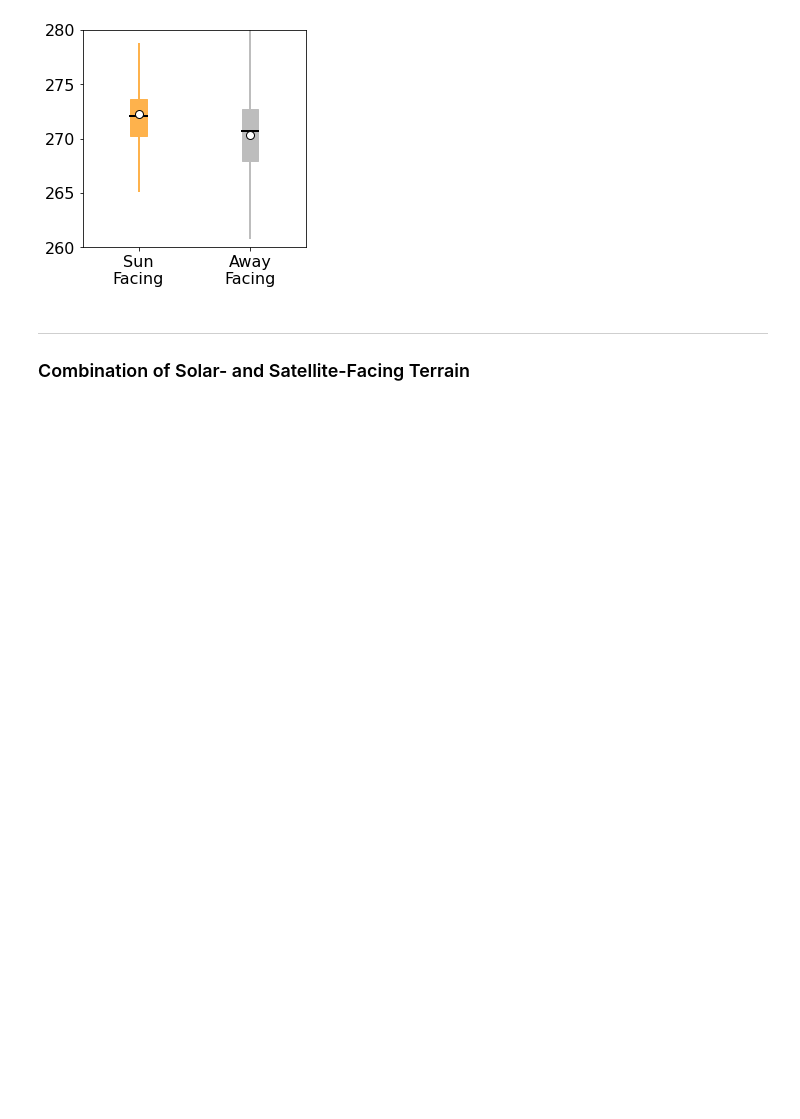
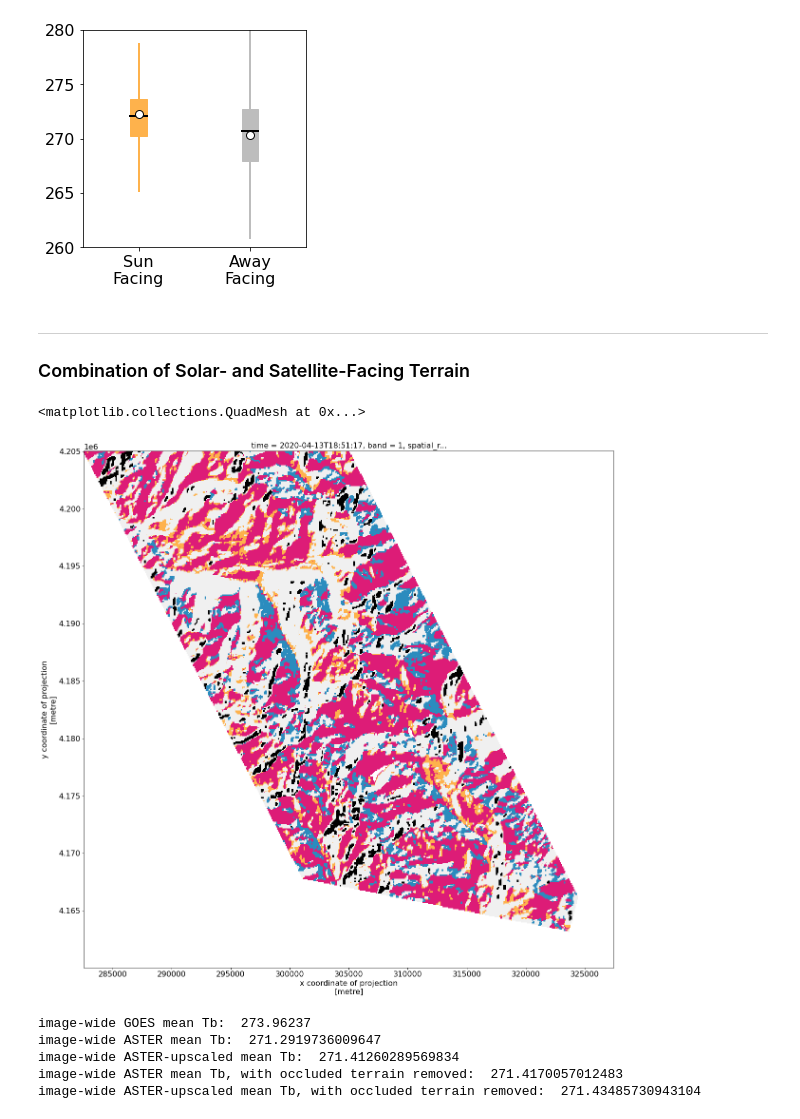
Before and after one commit to spestana/goes-cues, a Jupyter notebook: aster-terrain-boxplots.ipynb, the cells around one changed output. Drawn from its saved outputs; the diff is of its cells as text; code cells hidden in the pictures; blank space fills up the shorter version.

```diff
--- a/aster-terrain-boxplots.ipynb
+++ b/aster-terrain-boxplots.ipynb
@@ -632,6 +698,26 @@ medians:  272.1 270.7
 ---
 
 ### Combination of Solar- and Satellite-Facing Terrain
+# %%
+from matplotlib import cm
+from matplotlib.colors import ListedColormap, LinearSegmentedColormap
+
+
+# magenta
+color1='#dd1c77'
+magenta_cmap = ListedColormap([color1])
+
+# yellow
+color2='#feb24c'
+yellow_cmap = ListedColormap([color2])
+
+# grey
+color3 = '#bdbdbd'
+grey_cmap = ListedColormap(['#f0f0f0'])
+
+# blue
+color4 = '#2b8cbe'
+blue_cmap = ListedColormap([color4])
 # %%
 gtsolar_gtsat_k = []
 gtsolar_ltsat_k = []
@@ -655,3 +741,37 @@ for i in range(0,len(ds.time)):
         gtsolar_ltsat_k.append(ds.ast_goes_aster_rad2tbK.where(ds.solar_hillshade > solar_k).where(ds.sat_hillshade <= sat_k).isel(time=i).values.ravel())
         ltsolar_ltsat_k.append(ds.ast_goes_aster_rad2tbK.where(ds.solar_hillshade <= solar_k).where(ds.sat_hillshade <= sat_k).isel(time=i).values.ravel())
         ltsolar_gtsat_k.append(ds.ast_goes_aster_rad2tbK.where(ds.solar_hillshade <= solar_k).where(ds.sat_hillshade > sat_k).isel(time=i).values.ravel())
+# %%
+
+
+
+plt.figure(figsize=(20,20))
+# magenta
+ds.ast_goes_aster_rad2tbK.where(ds.solar_hillshade > solar_k).where(ds.sat_hillshade > sat_k).isel(time=i).plot(add_colorbar=False,vmin=500,vmax=501,cmap=magenta_cmap)
+# yellow
+ds.ast_goes_aster_rad2tbK.where(ds.solar_hillshade > solar_k).where(ds.sat_hillshade <= sat_k).isel(time=i).plot(add_colorbar=False,vmin=500,vmax=501,cmap=yellow_cmap)
+# blue/purple
+ds.ast_goes_aster_rad2tbK.where(ds.solar_hillshade <= solar_k).where(ds.sat_hillshade <= sat_k).isel(time=i).plot(add_colorbar=False,vmin=500,vmax=501,cmap=grey_cmap)
+# cyan
+ds.ast_goes_aster_rad2tbK.where(ds.solar_hillshade <= solar_k).where(ds.sat_hillshade > sat_k).isel(time=i).plot(add_colorbar=False,vmin=500,vmax=501,cmap=blue_cmap)
+
+# pixels occluded from satellite's view
+ds.ast_goes_aster_rad2tbK.where(ds.sat_hillshade.isel(time=i) <= 0).isel(time=i).plot(cmap='Greys_r',vmin=300,vmax=301, add_colorbar=False)
+# %% [output]
+<matplotlib.collections.QuadMesh at 0x...>
+[figure, added]
+# %%
+# Removing the occluded terrain doesn't seem to make much of a difference
+# hinting that there are more factors than just this
+print('image-wide GOES mean Tb: ', ds.ast_goes_goes_tb.isel(time=i).mean().values)
+print('image-wide ASTER mean Tb: ', ds.ast_goes_aster_rad2tbK.isel(time=i).mean().values)
+print('image-wide ASTER-upscaled mean Tb: ', ds.ast_goes_mean_rad2tbK.isel(time=i).mean().values)
+print('image-wide ASTER mean Tb, with occluded terrain removed: ', ds.ast_goes_aster_rad2tbK.where(ds.sat_hillshade.isel(time=i) > 0).isel(time=i).mean().values)
+print('image-wide ASTER-upscaled mean Tb, with occluded terrain removed: ', ds.ast_goes_mean_rad2tbK.where(ds.sat_hillshade.isel(time=i) > 0).isel(time=i).mean().values)
+#.where(ds.sat_hillshade.isel(time=i) > 0).isel(time=i).mean()
+# %% [output]
+image-wide GOES mean Tb:  273.96237
+image-wide ASTER mean Tb:  271.2919736009647
+image-wide ASTER-upscaled mean Tb:  271.41260289569834
+image-wide ASTER mean Tb, with occluded terrain removed:  271.4170057012483
+image-wide ASTER-upscaled mean Tb, with occluded terrain removed:  271.43485730943104
```
Also changed, not shown: parts of 22 cells of this notebook.
